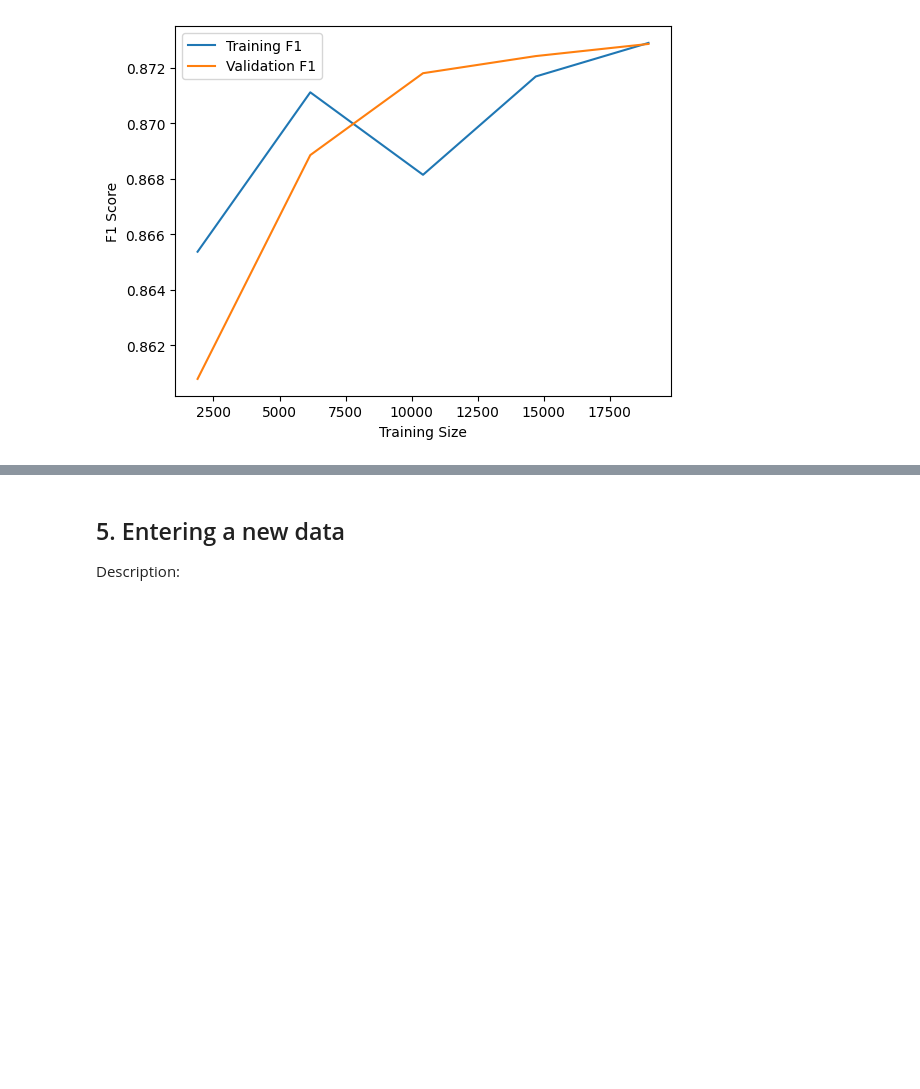
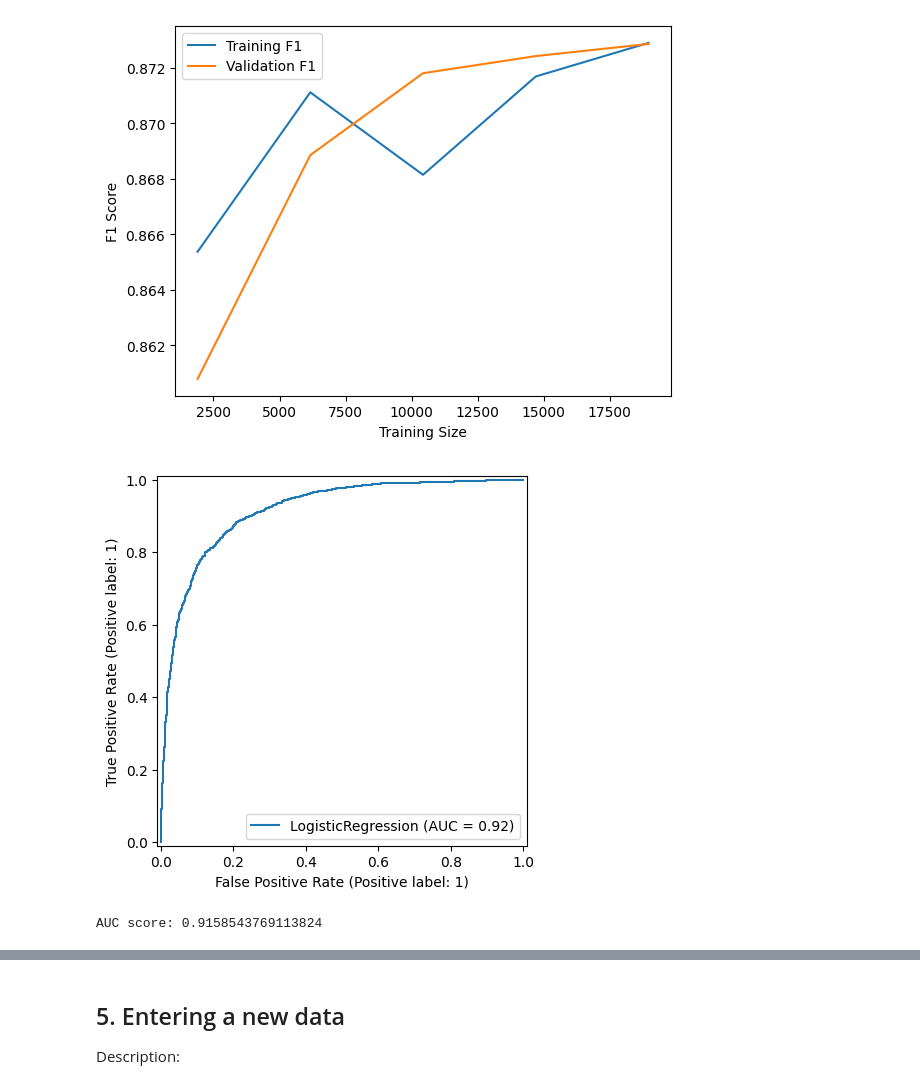
Before and after one commit to Plumz17/FinalProjectML, a Jupyter notebook: FinalProjectML.ipynb, the cells around one changed output, grey strips where cells are left out. Saved outputs shown, nothing was run; the diff lists cells and outputs as text; code cells hidden in the pictures; blank space fills up the shorter version.

```diff
--- a/FinalProjectML.ipynb
+++ b/FinalProjectML.ipynb
@@ -440,3 +440,23 @@ plt.legend()
 plt.show()
 # %% [output]
 [figure]
+# %%
+#ROC-AUC Curve
+from sklearn.metrics import roc_auc_score
+from sklearn.metrics import RocCurveDisplay
+
+probabilities = model_tuned.predict_proba(X_test)[:,1]
+
+auc = roc_auc_score(y_test, probabilities)
+
+RocCurveDisplay.from_estimator(
+    model_tuned,
+    X_test,
+    y_test
+)
+
+plt.show()
+print("AUC score:", auc)
+# %% [output]
+[figure, added]
+AUC score: 0.9158543769113824
```
Also changed, not shown: parts of 3 cells of this notebook.
